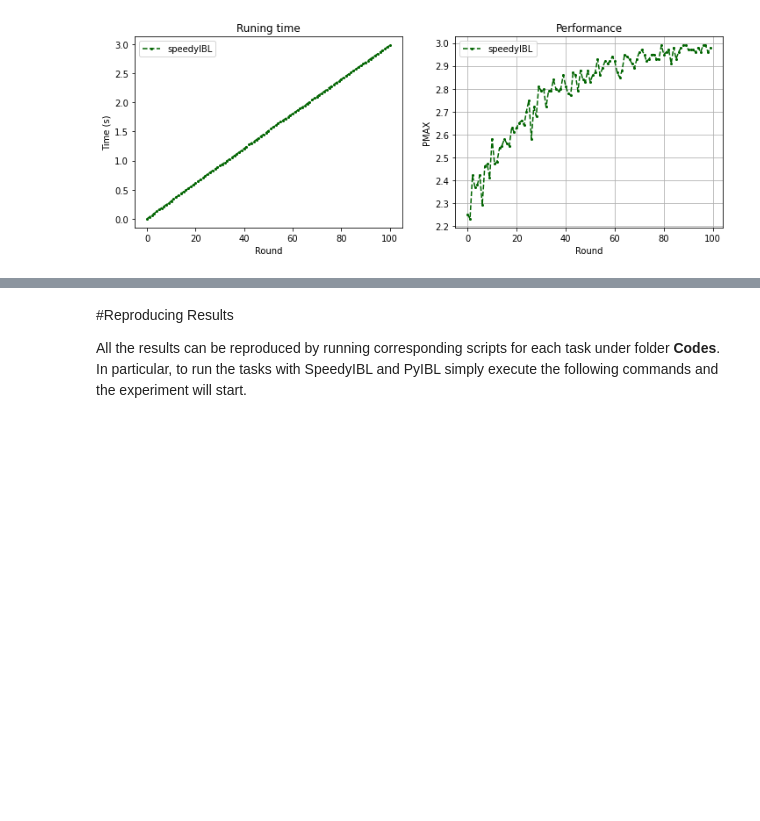
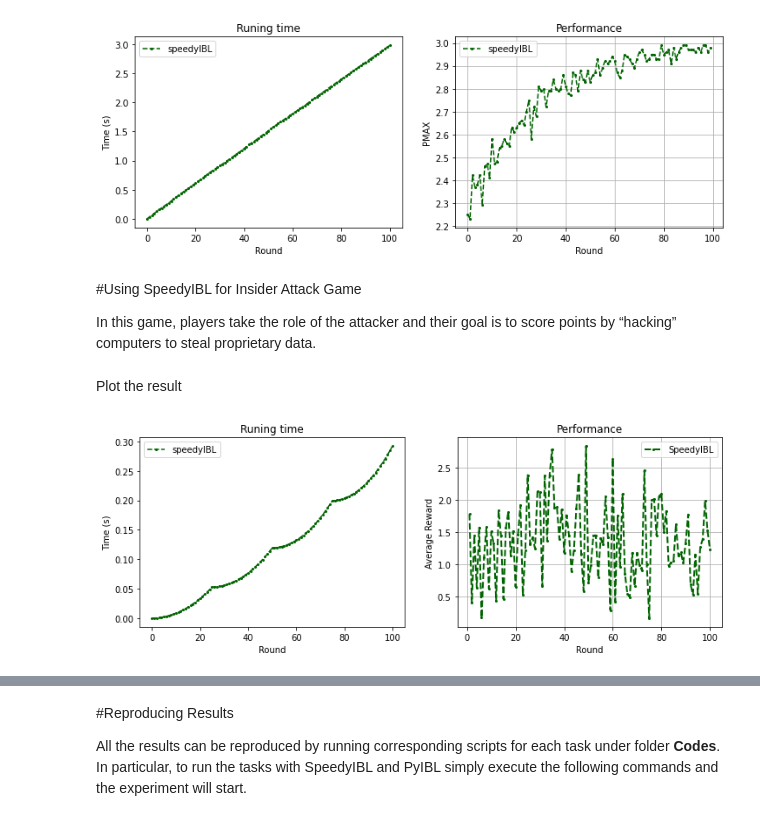
Before and after one commit to nhatpd/SpeedyIBL, a Jupyter notebook: tutorial_speedyibl.ipynb, the cells around one changed output, grey strips where cells are left out. Saved outputs shown, nothing was run; the diff lists cells and outputs as text; code cells hidden in the pictures; blank space fills up the shorter version.

```diff
--- a/tutorial_speedyibl.ipynb
+++ b/tutorial_speedyibl.ipynb
@@ -323,3 +323,7 @@ plt.grid(True)
 plt.show()
 # %% [output]
 [figure]
+# %% [markdown]
+#Using SpeedyIBL for Insider Attack Game
+
+In this game, players take the role of the attacker and their goal is to score points by “hacking” computers to steal proprietary data.
@@ -325,0 +479,24 @@ plt.show()
+# %% [markdown]
+Plot the result
+# %%
+import matplotlib.pyplot as plt
+import numpy as np
+import pandas as pd
+plt.rcParams["figure.figsize"] = (12,4)
+plt.subplot(int('12'+str(1)))
+plt.plot(range(101), np.mean(np.asarray(average_time),axis=0), 'o-', color='darkgreen', markersize=2, linestyle='--', label='speedyIBL')
+plt.xlabel('Round')
+plt.ylabel('Time (s)')
+plt.title('Runing time')
+plt.legend()
+plt.subplot(int('12'+str(2)))
+df = pd.DataFrame(data)
+plt.plot(range(1,101), df.groupby(3).mean()[8], 'o-', color='darkgreen', markersize=2, linewidth =2, linestyle='--',label='SpeedyIBL')
+plt.xlabel('Round')
+plt.ylabel('Average Reward')
+plt.title('Performance')
+plt.legend()
+plt.grid(True)
+plt.show()
+# %% [output]
+[figure, added]
```
Also changed, not shown: parts of 18 cells of this notebook.
